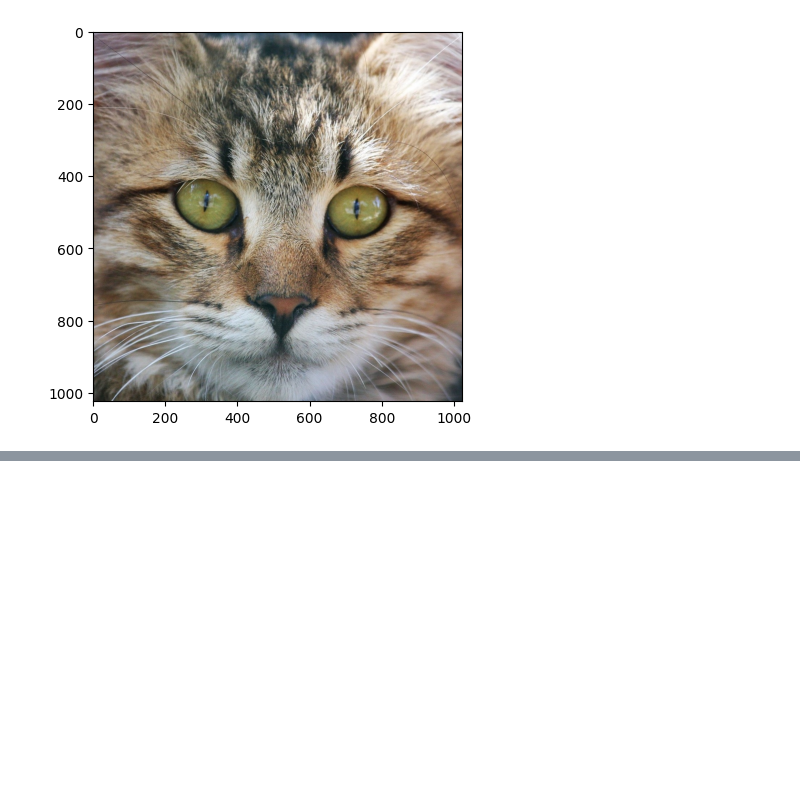
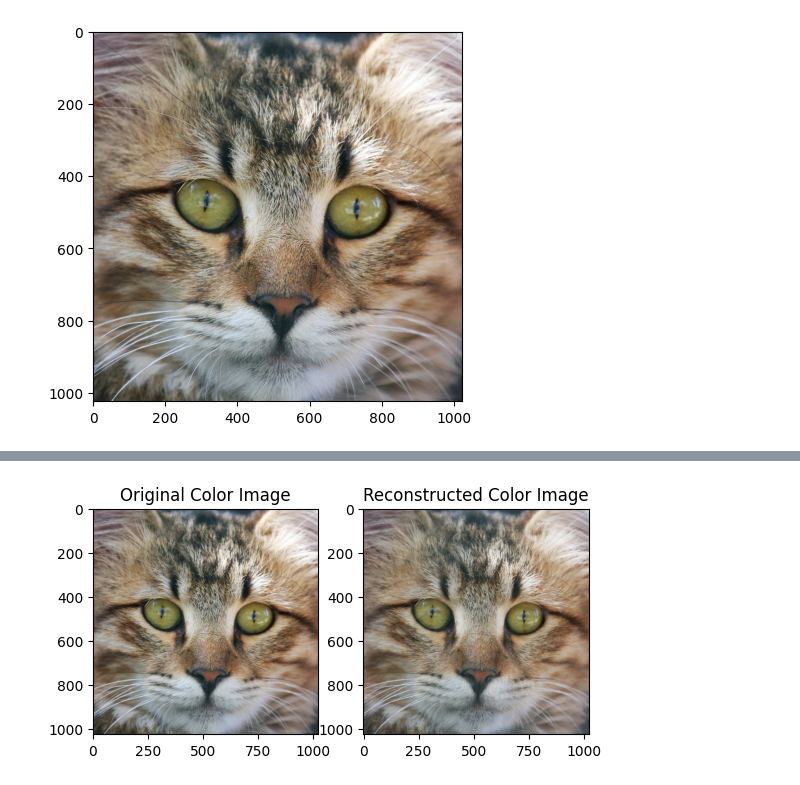
Before and after one commit to chloe7kis/Neural-Field-Exercise, a Jupyter notebook: work.ipynb, the cells around one changed output, grey strips where cells are left out. Saved outputs shown, nothing was run; the diff lists cells and outputs as text; code cells hidden in the pictures; blank space fills up the shorter version.

```diff
--- a/work.ipynb
+++ b/work.ipynb
@@ -142,0 +256,97 @@ Epoch 1000/1000, Loss: 1.2208903399368864e-06, PSNR: 59.13323211669922
+# %%
+import numpy as np
+import scipy.optimize as opt
+from skimage import io
+from skimage.metrics import mean_squared_error
+import torch
+import torch.nn as nn
+import torch.optim as optim
+
+# Read the original color image
+original_image = img
+
+# Get the dimensions of the original image
+image_height, image_width, num_channels = original_image.shape
+
+# Define position encoding
+def position_encoding(height, width):
+    position_enc = np.zeros((height, width, num_channels))
+    for i in range(height):
+        for j in range(width):
+            for c in range(num_channels):
+                position_enc[i, j, c] = (i / height) - (j / width)
+    return position_enc
+
+# Define pixel-level difference function (mean squared error)
+def pixel_difference(image, target):
+    return mean_squared_error(target, image)
+
+# Define a neural network model to adjust pixel values
+class ReconstructionModel(nn.Module):
+    def __init__(self, image_height, image_width, num_channels):
+        super(ReconstructionModel, self).__init__()
+        self.position_enc = torch.tensor(position_encoding(image_height, image_width), dtype=torch.float32)
+        self.reconstructed_image = nn.Parameter(torch.randn(1, image_height, image_width, num_channels))
+
+    def forward(self):
+        return self.position_enc + self.reconstructed_image
+
+# Initialize the neural network model
+model = ReconstructionModel(image_height, image_width, num_channels)
+
+# Define the target image (original image)
+target_image = torch.tensor(original_image, dtype=torch.float32).unsqueeze(0)
+
+# Define the pixel-level difference function
+criterion = nn.MSELoss()
+
+# Define the optimizer
+optimizer = optim.Adam(model.parameters(), lr=0.01)
+
+# Iteratively optimize pixel values
+num_epochs = 30000
+
+# Custom symmetry loss function
+def symmetry_loss(image):
+    height, width = image.shape[:2]  # Only unpack height and width
+    left_half = image[:, :width // 2]
+    right_half = torch.flip(image[:, width // 2:], dims=[1])  # Flip the right half
+
+    # Calculate the mean squared error between the left and right halves
+    sym_loss = torch.mean((left_half - right_half) ** 2)
+    return sym_loss
+
+# Add symmetry loss to the overall loss
+symmetry_weight = 1.5  # Adjust the weight as needed
+for epoch in range(num_epochs):
+    optimizer.zero_grad()
+    outputs = model()
+    loss = criterion(outputs, target_image) + symmetry_weight * symmetry_loss(outputs)
+    loss.backward()
+    optimizer.step()
+    if (epoch + 1) % 100 == 0:
+        print(f"Epoch {epoch+1}/{num_epochs}, Loss: {loss.item()}")
+
+
+
+# Get the optimized reconstructed image
+reconstructed_image = model().detach().numpy()[0]
+
+# Print the pixel-level difference
+mse = pixel_difference(original_image, reconstructed_image)
+# Save the reconstructed image
+io.imsave('reconstructed_color_image.jpg', reconstructed_image.astype(np.uint8))
+
+# If visualization is needed
+import matplotlib.pyplot as plt
+
+plt.subplot(1, 2, 1)
+plt.imshow(original_image)
+plt.title('Original Color Image')
+
+plt.subplot(1, 2, 2)
+plt.imshow(reconstructed_image.astype(np.uint8))
+plt.title('Reconstructed Color Image')
+
+plt.show()
+# %% [output]
@@ -142,0 +370 @@ Epoch 1000/1000, Loss: 1.2208903399368864e-06, PSNR: 59.13323211669922
+[figure, added]
```
Also changed, not shown: parts of 7 cells of this notebook.
